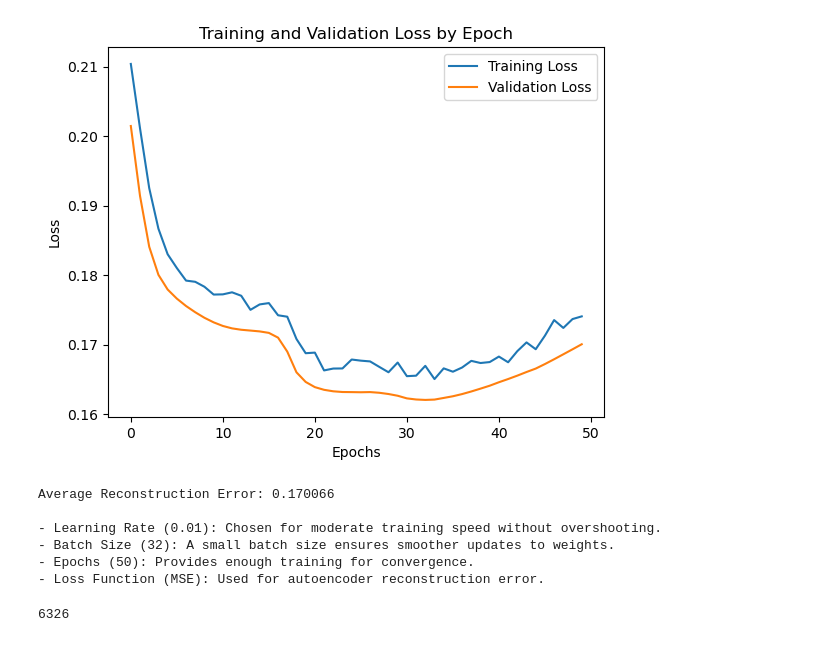
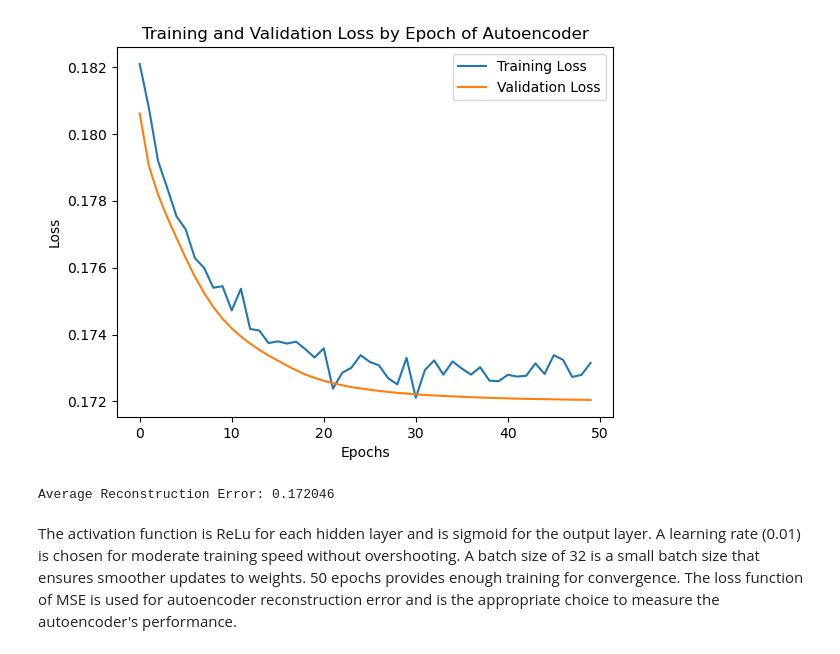
Before and after one commit to ipsamitt/final-nn, a Jupyter notebook: main.ipynb, the cells around one changed output. Drawn from its saved outputs; the diff is of its cells as text; code cells hidden in the pictures.

```diff
--- a/main.ipynb
+++ b/main.ipynb
@@ -23,52 +23,44 @@ X_train, X_val = train_test_split(X, test_size=0.8, random_state=42)
 # Define the autoencoder architecture
 autoencoder_arch = [
     {"input_dim": 64, "output_dim": 16, "activation": "relu"},
-    {"input_dim": 16, "output_dim": 64, "activation": "relu"}
+    {"input_dim": 16, "output_dim": 64, "activation": "sigmoid"}
 ]
 
 # Initialize the neural network model
 autoencoder = nn.NeuralNetwork(
     nn_arch=autoencoder_arch,
     lr=0.01,
     seed=42,
     batch_size=32,
     epochs=50,
     loss_function="mean_squared_error"
 )
 
 # Train the autoencoder
 train_loss, val_loss = autoencoder.fit(X_train, X_train, X_val, X_val)
 
 # Plot training and validation loss
 plt.plot(train_loss, label='Training Loss')
 plt.plot(val_loss, label='Validation Loss')
 plt.xlabel('Epochs')
 plt.ylabel('Loss')
 plt.legend()
-plt.title('Training and Validation Loss by Epoch')
+plt.title('Training and Validation Loss by Epoch of Autoencoder')
 plt.show()
 
 # Compute average reconstruction error on validation set
 X_val_reconstructed = autoencoder.predict(X_val)
 reconstruction_error = np.mean(np.power(X_val - X_val_reconstructed, 2))
 print(f'Average Reconstruction Error: {reconstruction_error:.6f}')
-
-# Explanation of hyperparameters
-hyperparam_explanation = '''
-- Learning Rate (0.01): Chosen for moderate training speed without overshooting.
-- Batch Size (32): A small batch size ensures smoother updates to weights.
-- Epochs (50): Provides enough training for convergence.
-- Loss Function (MSE): Used for autoencoder reconstruction error.
-'''
-print(hyperparam_explanation)
 # %% [output]
-[figure, old version]
+[figure, new version]
-Average Reconstruction Error: 0.170066
-
-- Learning Rate (0.01): Chosen for moderate training speed without overshooting.
-- Batch Size (32): A small batch size ensures smoother updates to weights.
-- Epochs (50): Provides enough training for convergence.
-- Loss Function (MSE): Used for autoencoder reconstruction error.
+Average Reconstruction Error: 0.172046
+# %% [markdown]
+The activation function is ReLu for each hidden layer and is sigmoid for the output layer.
+A learning rate (0.01) is chosen for moderate training speed without overshooting.
+A batch size of 32 is a small batch size that ensures smoother updates to weights.
+50 epochs provides enough training for convergence.
+The loss function of MSE is used for autoencoder reconstruction error and is the appropriate choice to measure the autoencoder's performance.
 # %%
 pos_seqs = io.read_text_file("data/rap1-lieb-positives.txt")
 neg_seqs = io.read_fasta_file("data/yeast-upstream-1k-negative.fa")
@@ -99,7 +91,3 @@ for row in sampled_one_hot_seqs:
 converted_labels = np.array(sampled_labels, dtype=int)
 X = np.asarray(padded_one_hot_seqs)
 y = converted_labels
-# %%
-len(converted_labels)
-# %% [output]
-6326
```
Also changed, not shown: parts of 3 cells of this notebook, 1 other file.
